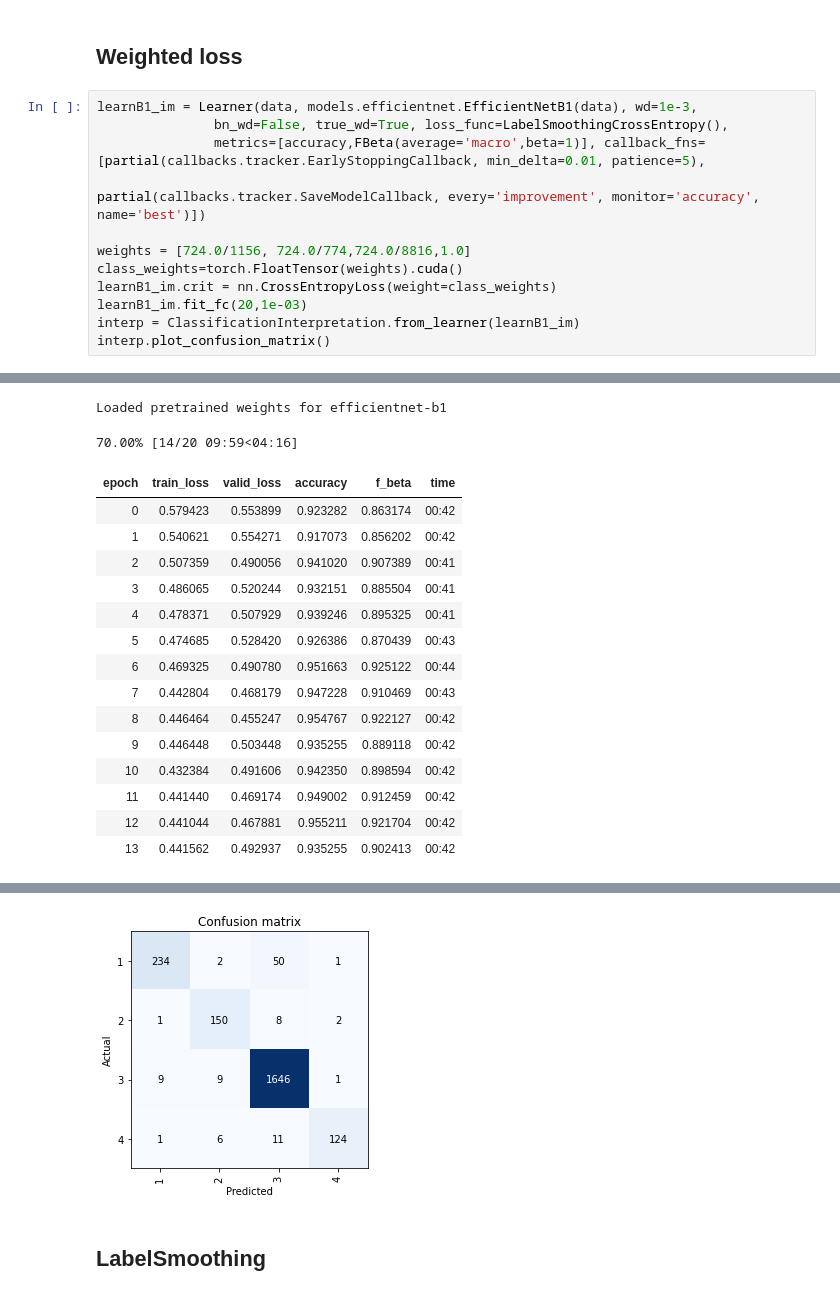
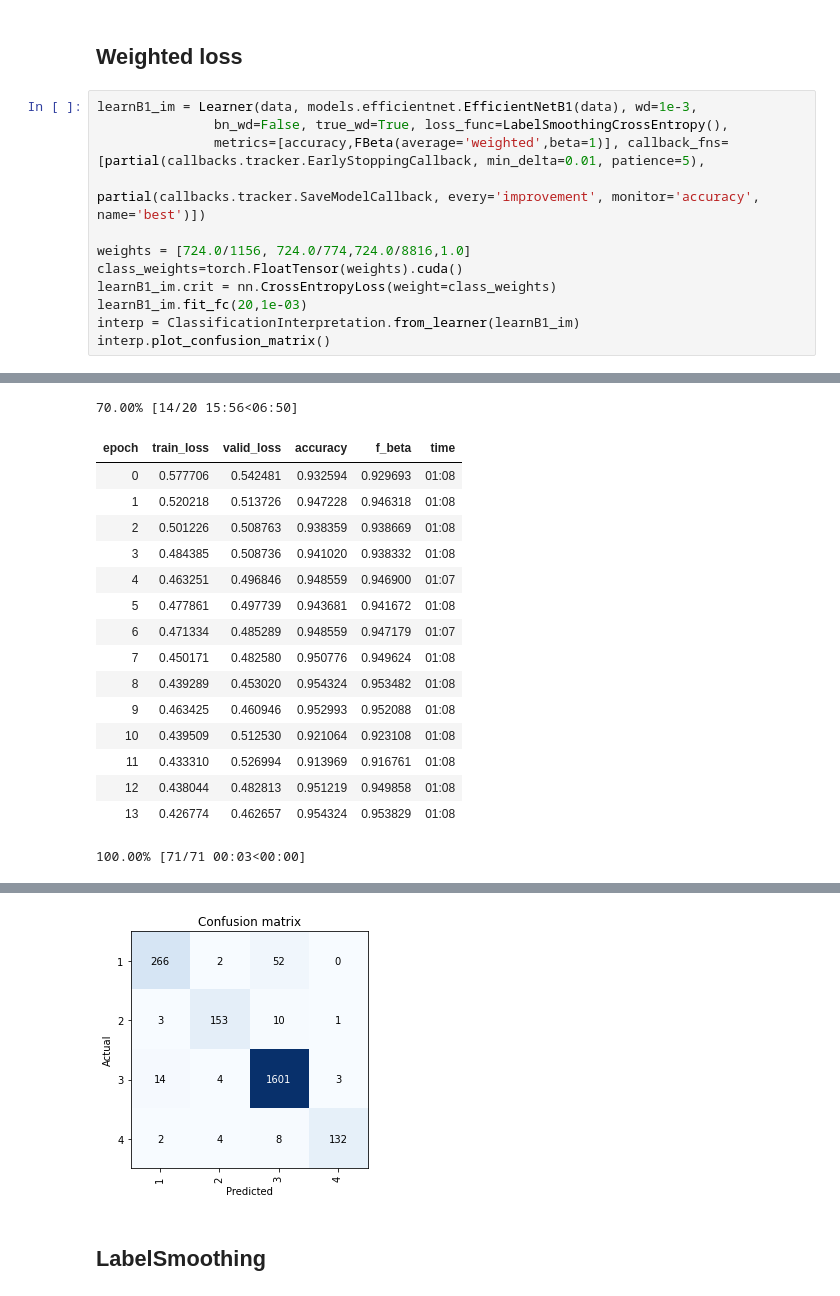
Before and after one commit to joheras/PollenChallenge, a Jupyter notebook: PollenChallenge.ipynb, the cells around one changed output, grey strips where cells are left out. Cells and saved outputs as stored; diff of their text form.

```diff
--- a/PollenChallenge.ipynb
+++ b/PollenChallenge.ipynb
@@ -593,7 +730,7 @@ Epoch 10: early stopping
 # %%
 learnB1_im = Learner(data, models.efficientnet.EfficientNetB1(data), wd=1e-3,
                bn_wd=False, true_wd=True, loss_func=LabelSmoothingCrossEntropy(),
-               metrics=[accuracy,FBeta(average='macro',beta=1)], callback_fns=[partial(callbacks.tracker.EarlyStoppingCallback, min_delta=0.01, patience=5),
+               metrics=[accuracy,FBeta(average='weighted',beta=1)], callback_fns=[partial(callbacks.tracker.EarlyStoppingCallback, min_delta=0.01, patience=5),
                                                                                partial(callbacks.tracker.SaveModelCallback, every='improvement', monitor='accuracy', name='best')])
 
 weights = [724.0/1156, 724.0/774,724.0/8816,1.0]
@@ -607,17 +744,17 @@ Downloading: "https://github.com/lukemelas/EfficientNet-PyTorch/releases/downloa
-Loaded pretrained weights for efficientnet-b1
+70.00% [14/20 15:56<06:50]
+| epoch | train_loss | valid_loss | accuracy | f_beta | time |
+| 0 | 0.577706 | 0.542481 | 0.932594 | 0.929693 | 01:08 |
+| 1 | 0.520218 | 0.513726 | 0.947228 | 0.946318 | 01:08 |
+| 2 | 0.501226 | 0.508763 | 0.938359 | 0.938669 | 01:08 |
+| 3 | 0.484385 | 0.508736 | 0.941020 | 0.938332 | 01:08 |
+| 4 | 0.463251 | 0.496846 | 0.948559 | 0.946900 | 01:07 |
+| 5 | 0.477861 | 0.497739 | 0.943681 | 0.941672 | 01:08 |
+| 6 | 0.471334 | 0.485289 | 0.948559 | 0.947179 | 01:07 |
+| 7 | 0.450171 | 0.482580 | 0.950776 | 0.949624 | 01:08 |
+| 8 | 0.439289 | 0.453020 | 0.954324 | 0.953482 | 01:08 |
+| 9 | 0.463425 | 0.460946 | 0.952993 | 0.952088 | 01:08 |
+| 10 | 0.439509 | 0.512530 | 0.921064 | 0.923108 | 01:08 |
+| 11 | 0.433310 | 0.526994 | 0.913969 | 0.916761 | 01:08 |
+| 12 | 0.438044 | 0.482813 | 0.951219 | 0.949858 | 01:08 |
+| 13 | 0.426774 | 0.462657 | 0.954324 | 0.953829 | 01:08 |
-70.00% [14/20 09:59<04:16]
+100.00% [71/71 00:03<00:00]
-| epoch | train_loss | valid_loss | accuracy | f_beta | time |
-| 0 | 0.579423 | 0.553899 | 0.923282 | 0.863174 | 00:42 |
-| 1 | 0.540621 | 0.554271 | 0.917073 | 0.856202 | 00:42 |
-| 2 | 0.507359 | 0.490056 | 0.941020 | 0.907389 | 00:41 |
-| 3 | 0.486065 | 0.520244 | 0.932151 | 0.885504 | 00:41 |
-| 4 | 0.478371 | 0.507929 | 0.939246 | 0.895325 | 00:41 |
-| 5 | 0.474685 | 0.528420 | 0.926386 | 0.870439 | 00:43 |
-| 6 | 0.469325 | 0.490780 | 0.951663 | 0.925122 | 00:44 |
-| 7 | 0.442804 | 0.468179 | 0.947228 | 0.910469 | 00:43 |
-| 8 | 0.446464 | 0.455247 | 0.954767 | 0.922127 | 00:42 |
-| 9 | 0.446448 | 0.503448 | 0.935255 | 0.889118 | 00:42 |
-| 10 | 0.432384 | 0.491606 | 0.942350 | 0.898594 | 00:42 |
-| 11 | 0.441440 | 0.469174 | 0.949002 | 0.912459 | 00:42 |
-| 12 | 0.441044 | 0.467881 | 0.955211 | 0.921704 | 00:42 |
-| 13 | 0.441562 | 0.492937 | 0.935255 | 0.902413 | 00:42 |
@@ -631,5 +767,5 @@ Epoch 14: early stopping
 [interactive output not drawn]
-[figure, old version]
+[figure, new version]
 # %% [markdown]
 ## LabelSmoothing
 # %%
```
Also changed, not shown: parts of 37 cells of this notebook.
